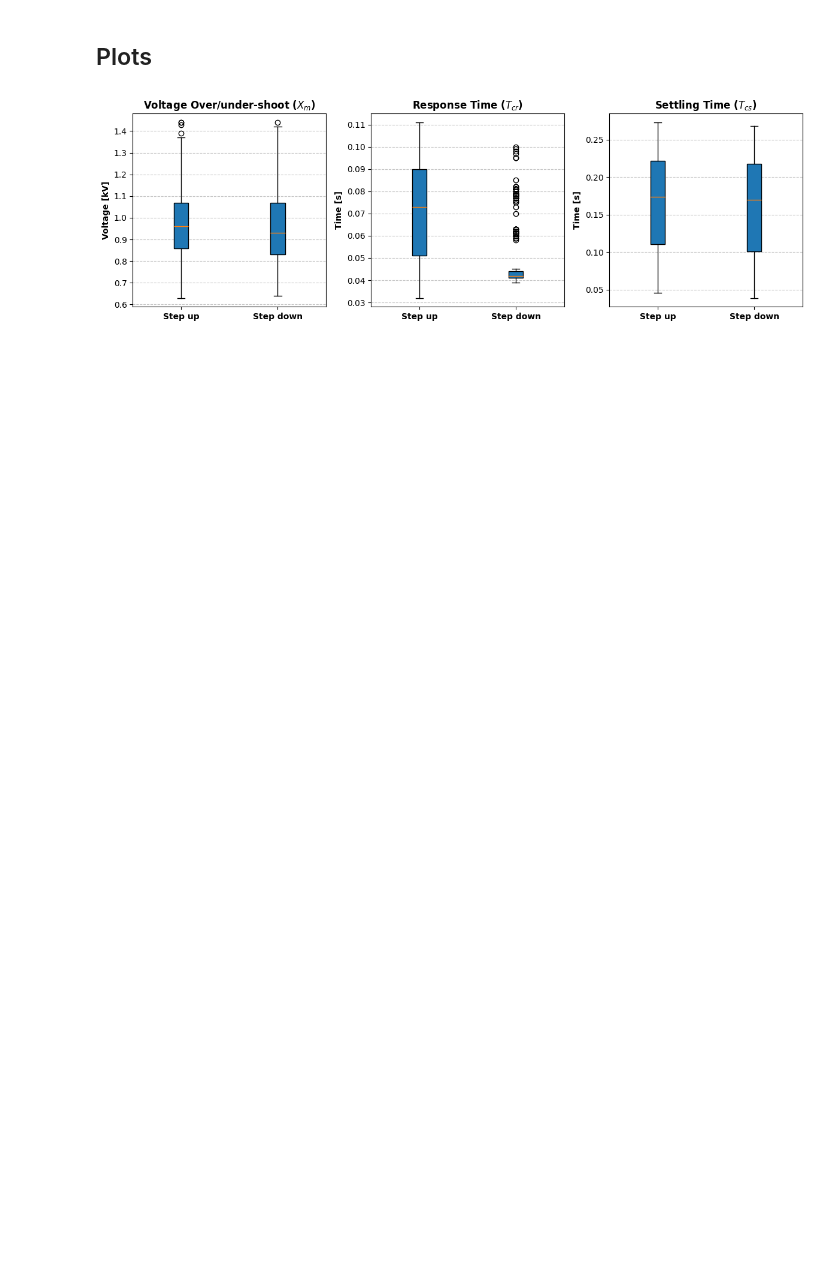
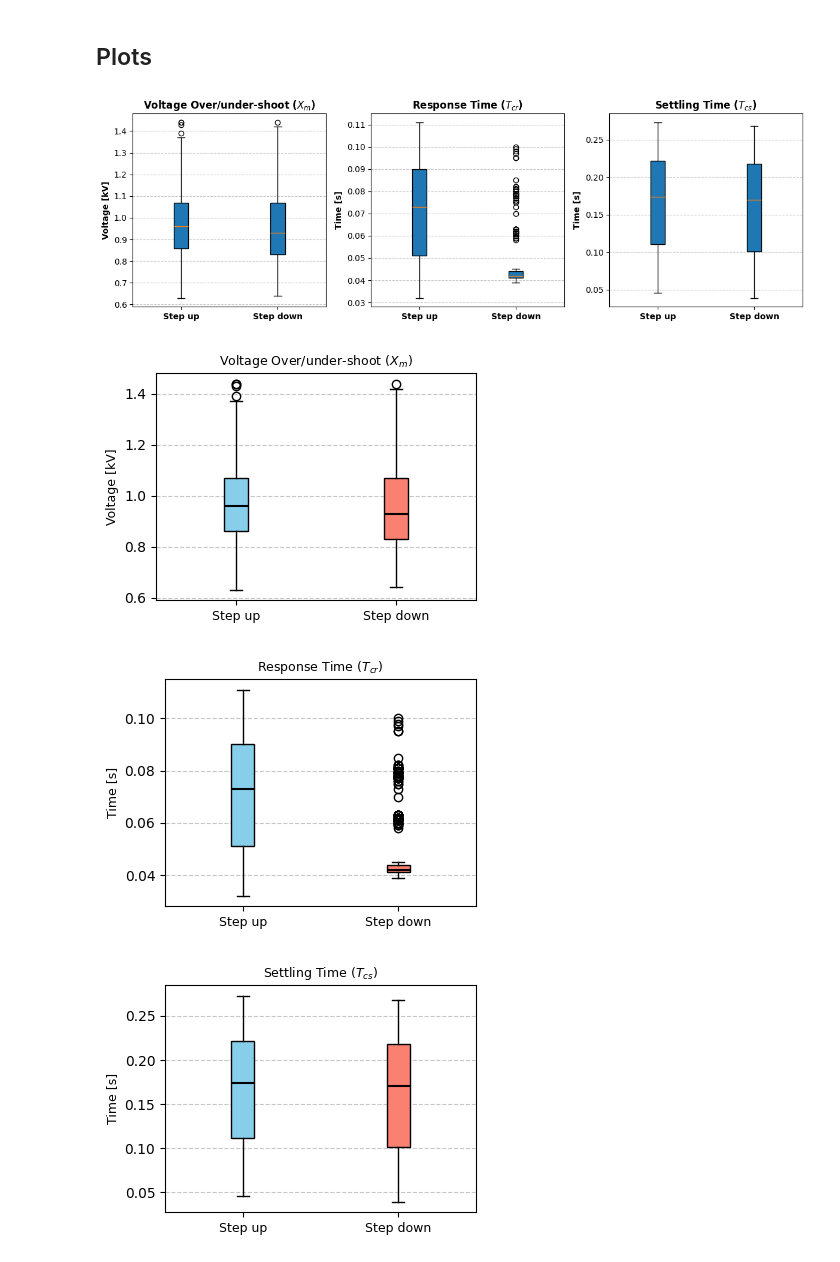
Before and after one commit to KTH-EPE/MMC_model, a Jupyter notebook: result_analysis/step_voltage_ref_response_result_analysis.ipynb, the cells around one changed output. Drawn from its saved outputs; the diff is of its cells as text; code cells hidden in the pictures; blank space fills up the shorter version.

```diff
--- a/result_analysis/step_voltage_ref_response_result_analysis.ipynb
+++ b/result_analysis/step_voltage_ref_response_result_analysis.ipynb
@@ -638,3 +639,74 @@ if __name__ == "__main__":
     plot_boxplots(merged_df)
 # %% [output]
 [figure]
+# %%
+merged_df = pd.read_csv("summary\\step_u_ref_response_successful_tests.csv")
+# %%
+def plot_boxplots(df: pd.DataFrame):
+    """
+    Plots Xm, Tcs, and Tcr as separate figures.
+    """
+
+    plots = [
+        {
+            "data": df[["Xm_u_up", "Xm_u_down"]],
+            "title": r"Voltage Over/under-shoot ($X_{m}$)",
+            "ylabel": "Voltage [kV]",
+            "filename": "xm_plot.pdf",
+        },
+        {
+            "data": df[["Tcr_u_up", "Tcr_u_down"]],
+            "title": r"Response Time ($T_{cr}$)",
+            "ylabel": "Time [s]",
+            "filename": "tcr_plot.pdf",
+        },
+        {
+            "data": df[["Tcs_u_up", "Tcs_u_down"]],
+            "title": r"Settling Time ($T_{cs}$)",
+            "ylabel": "Time [s]",
+            "filename": "tcs_plot.pdf",
+        },
+    ]
+
+    for plot in plots:
+        fig, ax = plt.subplots(figsize=(4, 3))
+
+        bp = ax.boxplot(
+            plot["data"].values,
+            tick_labels=["Step up", "Step down"],
+            patch_artist=True,
+            showmeans=False,
+            meanline=True,
+            meanprops=dict(color="black", linewidth=1.5),
+            medianprops=dict(color="black", linewidth=1.5),
+        )
+
+        colors = ["skyblue", "salmon"]
+        for box, color in zip(bp["boxes"], colors):
+            box.set(facecolor=color)
+
+        ax.set_title(plot["title"], fontweight="normal", fontsize=9)
+        ax.set_ylabel(plot["ylabel"], fontweight="normal", fontsize=9)
+        ax.grid(axis="y", linestyle="--", alpha=0.7)
+
+        for label in ax.get_xticklabels():
+            label.set_fontweight("normal")
+            label.set_fontsize(9)
+
+        plt.tight_layout()
+
+        plt.savefig(
+            rf"..\output\simulation_results\step_u_ref_response\{plot['filename']}",
+            dpi=300,
+            bbox_inches="tight",
+        )
+
+        plt.show()
+
+
+if __name__ == "__main__":
+    plot_boxplots(merged_df)
+# %% [output]
+[figure, added]
+[figure, added]
+[figure, added]
```
Also changed, not shown: parts of 19 cells of this notebook, 17 other files.
